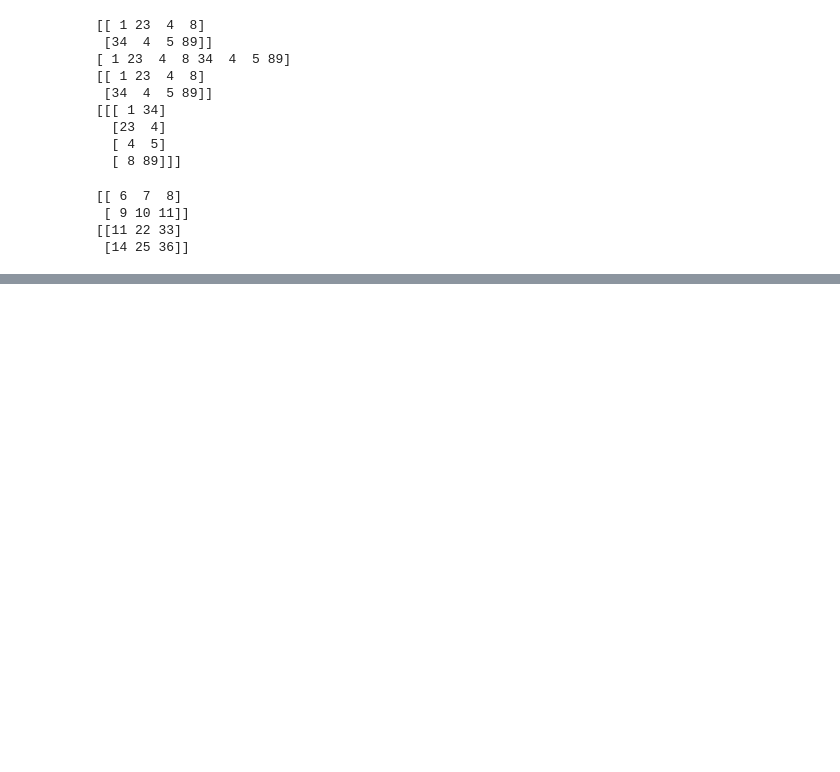
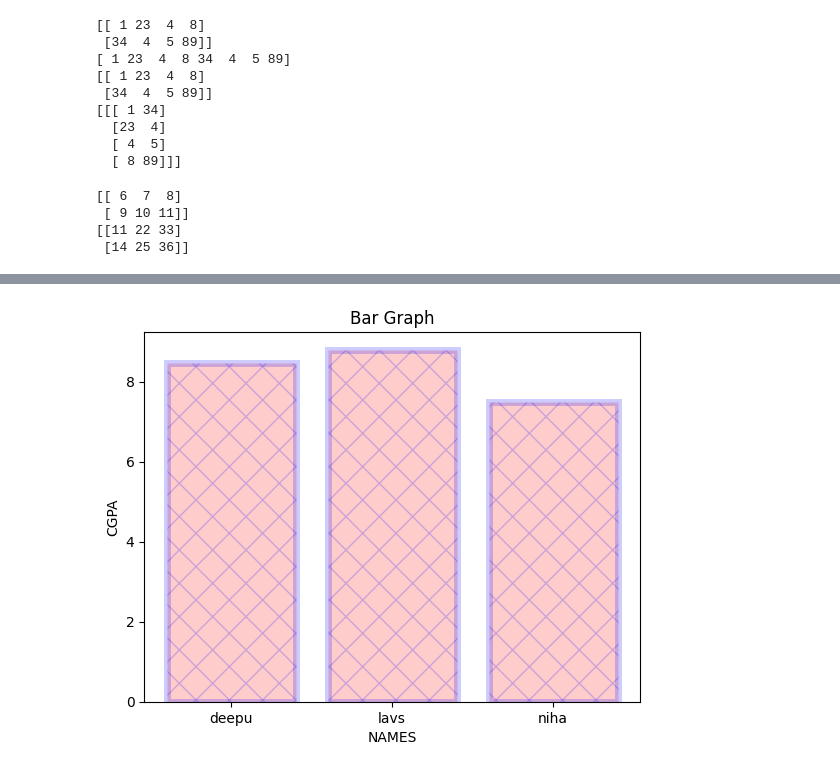
Before and after one commit to Deepika316/Mind_Wave_python, a Jupyter notebook: Numpy_mindwave.ipynb, the cells around one changed output, grey strips where cells are left out. Saved outputs shown, nothing was run; the diff lists cells and outputs as text; code cells hidden in the pictures; blank space fills up the shorter version.

```diff
--- a/Numpy_mindwave.ipynb
+++ b/Numpy_mindwave.ipynb
@@ -137,0 +149,11 @@ print(p+q)
+# %%
+import matplotlib.pyplot as plt
+names=["deepu","lavs","niha"]
+cgpa=[8.47,8.8,7.5]
+plt.bar(names,cgpa,color="r",alpha=0.2,hatch="x",edgecolor="blue",lw=5)
+plt.xlabel("NAMES")
+plt.ylabel("CGPA")
+plt.title("Bar Graph")
+plt.show()
+# %% [output]
+[figure, added]
```
Also changed, not shown: parts of 6 cells of this notebook.
